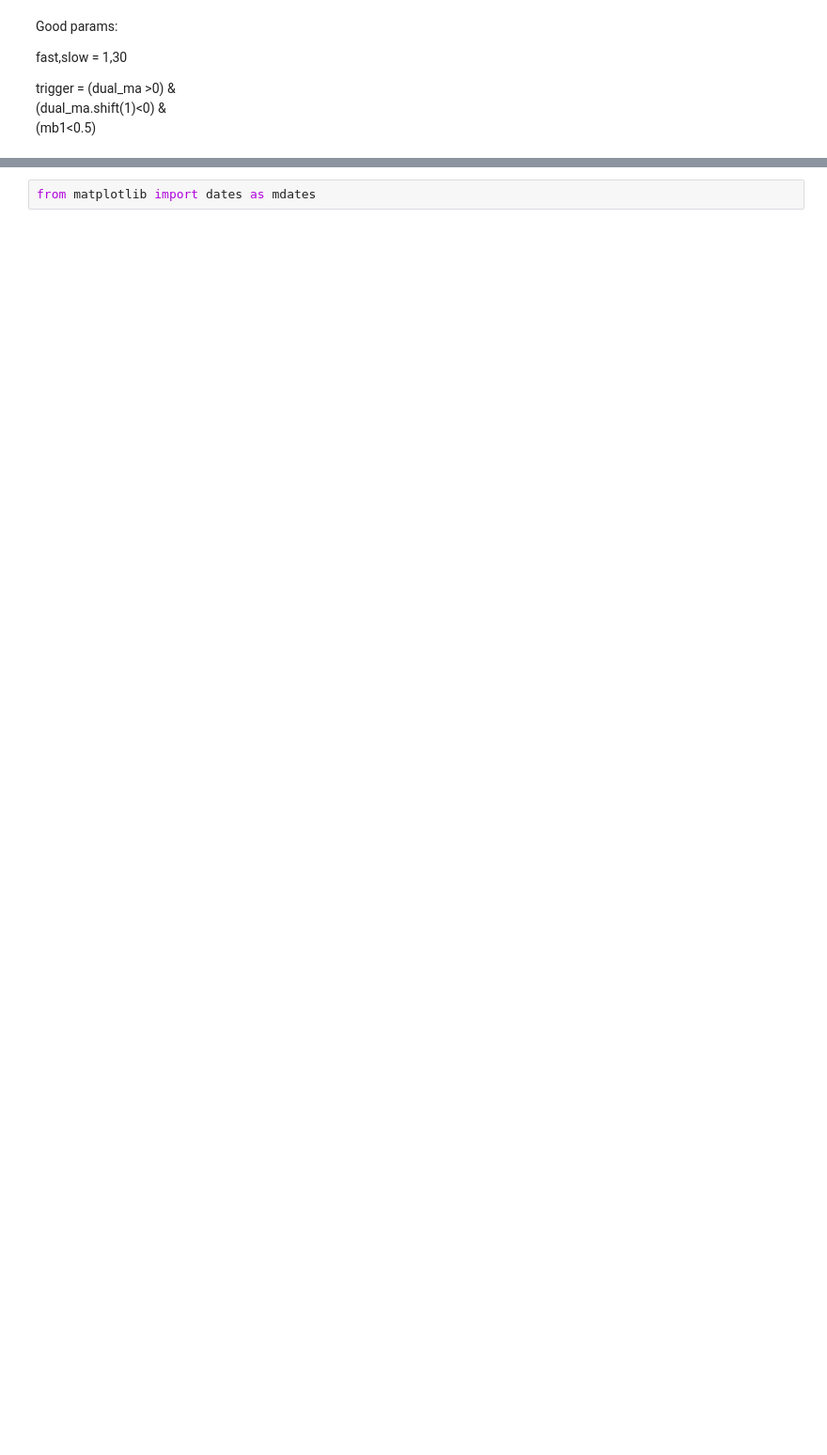
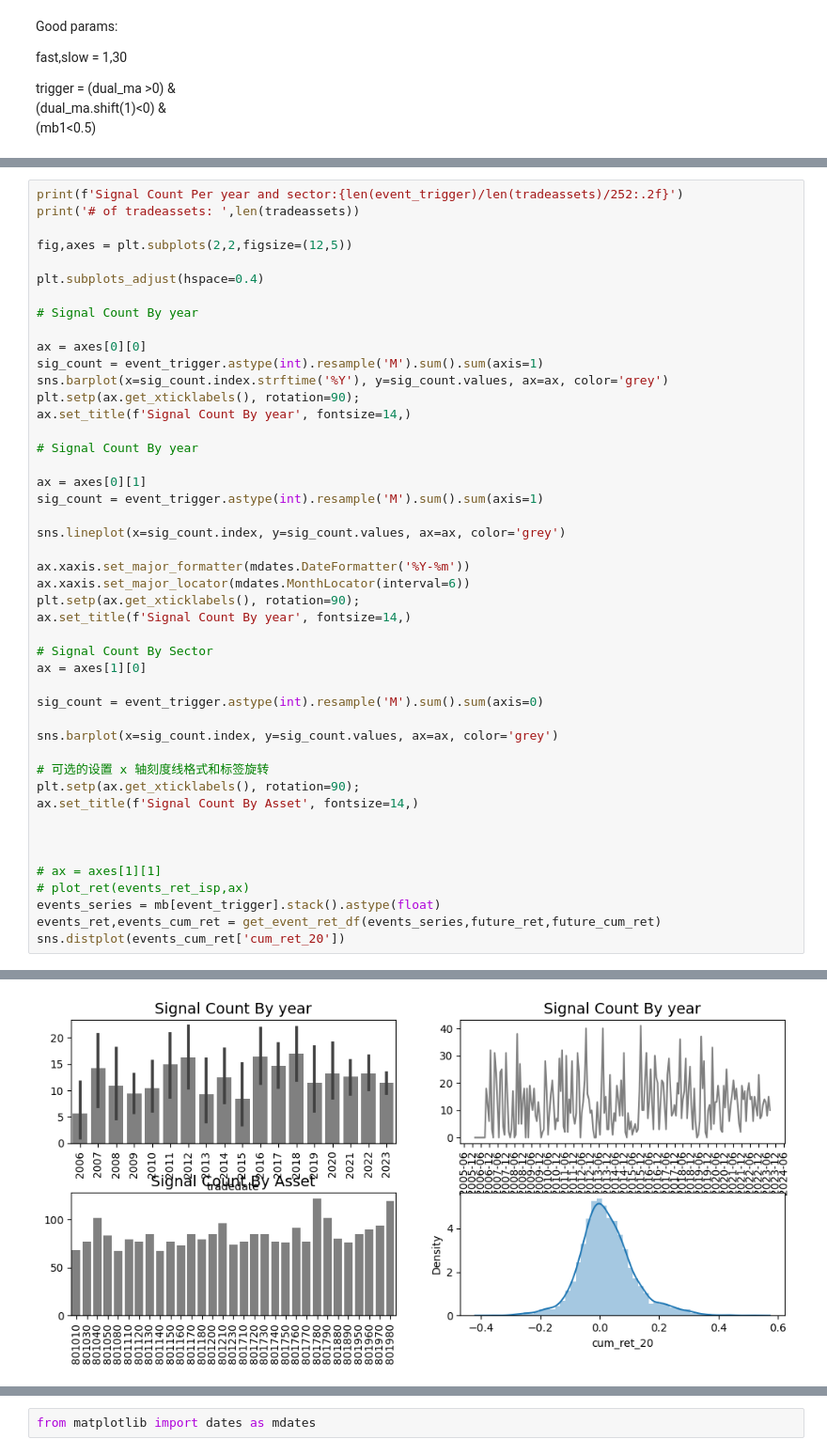
Before and after one commit to shaneucsd/shanfolio, a Jupyter notebook: shanf/time_stg/market_breadth.ipynb, the cells around one changed output, grey strips where cells are left out. Shown: that part at 94% size. Drawn from its saved outputs; the diff is of its cells as text; blank space fills up the shorter version.

```diff
--- a/shanf/time_stg/market_breadth.ipynb
+++ b/shanf/time_stg/market_breadth.ipynb
@@ -566,0 +377,47 @@ Signal Interval per sector:  117.41
+# %%
+print(f'Signal Count Per year and sector:{len(event_trigger)/len(tradeassets)/252:.2f}')
+print('# of tradeassets: ',len(tradeassets))
+
+fig,axes = plt.subplots(2,2,figsize=(12,5))
+
+plt.subplots_adjust(hspace=0.4)
+
+# Signal Count By year
+
+ax = axes[0][0]
+sig_count = event_trigger.astype(int).resample('M').sum().sum(axis=1)
+sns.barplot(x=sig_count.index.strftime('%Y'), y=sig_count.values, ax=ax, color='grey')
+plt.setp(ax.get_xticklabels(), rotation=90);
+ax.set_title(f'Signal Count By year', fontsize=14,)
+
+# Signal Count By year
+
+ax = axes[0][1]
+sig_count = event_trigger.astype(int).resample('M').sum().sum(axis=1)
+
+sns.lineplot(x=sig_count.index, y=sig_count.values, ax=ax, color='grey')
+
+ax.xaxis.set_major_formatter(mdates.DateFormatter('%Y-%m'))
+ax.xaxis.set_major_locator(mdates.MonthLocator(interval=6))
+plt.setp(ax.get_xticklabels(), rotation=90);
+ax.set_title(f'Signal Count By year', fontsize=14,)
+
+# Signal Count By Sector
+ax = axes[1][0]
+
+sig_count = event_trigger.astype(int).resample('M').sum().sum(axis=0)
+
+sns.barplot(x=sig_count.index, y=sig_count.values, ax=ax, color='grey')
+
+# 可选的设置 x 轴刻度线格式和标签旋转
+plt.setp(ax.get_xticklabels(), rotation=90);
+ax.set_title(f'Signal Count By Asset', fontsize=14,)
+
+
+
+# ax = axes[1][1]
+# plot_ret(events_ret_isp,ax)
+events_series = mb[event_trigger].stack().astype(float)
+events_ret,events_cum_ret = get_event_ret_df(events_series,future_ret,future_cum_ret)
+sns.distplot(events_cum_ret['cum_ret_20'])
+# %% [output]
@@ -566,0 +427 @@ Signal Interval per sector:  117.41
+[figure, added]
```
Also changed, not shown: parts of 43 cells of this notebook, 1 other file.
